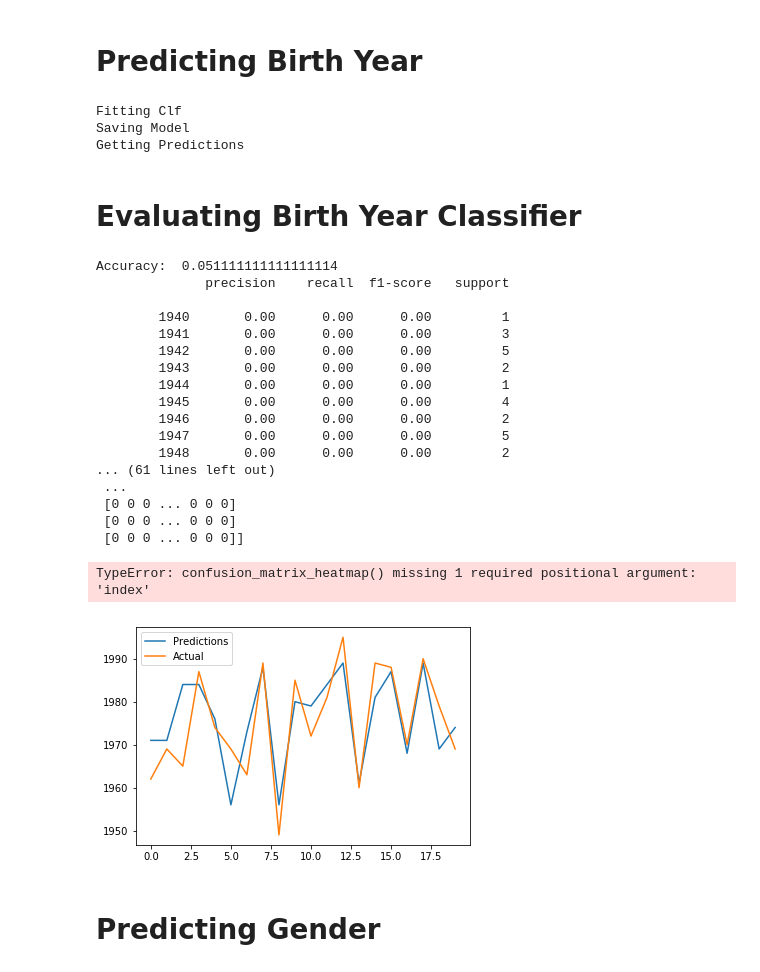
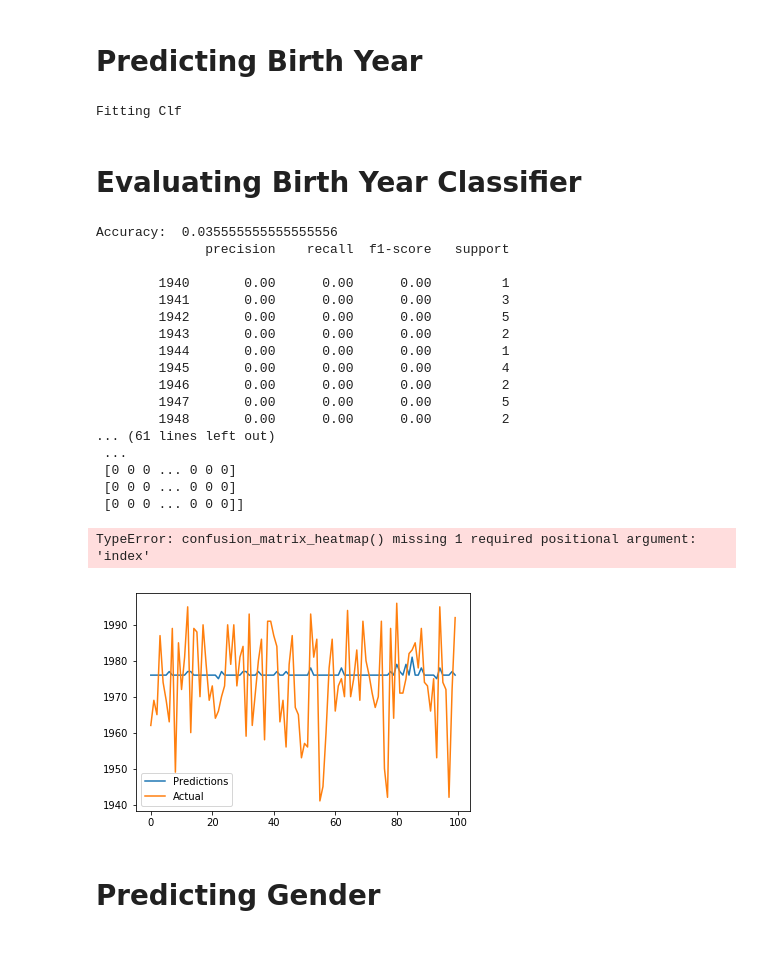
Before and after one commit to JayanMistry/AppliedDataMining, a Jupyter notebook: FinalProject/PredictingAgeAndGender.ipynb, the cells around one changed output. Cells and saved outputs as stored; diff of their text form; code cells hidden in the pictures.

```diff
--- a/FinalProject/PredictingAgeAndGender.ipynb
+++ b/FinalProject/PredictingAgeAndGender.ipynb
@@ -348,13 +348,19 @@ confusion_matrix_heatmap(confusion_matrix(Gender_y_test,predictions), ['M','F'])
 # %%
 clf = SVR(gamma='scale', C=1.0, epsilon=0.2)
 clf = DecisionTreeRegressor()
+regr = linear_model.LinearRegression()
+reg = linear_model.BayesianRidge()
+
 AdaBoostRegress = AdaBoostRegressor(clf,
                           n_estimators=50, random_state=0)
+
+
 
 BirthYearPipeline = Pipeline([
     ('processor', DocumentProcessor(process_method = get_tokens_fql)),
     ('vectorizer', DictVectorizer()),
-    ('clf', AdaBoostRegress),
+    #('clf', AdaBoostRegress),
+    ('clf', regr),
 ])
 
 print('Fitting Clf')
@@ -368,43 +374,41 @@ predictions = BirthYearPipeline.predict(Birth_X_test)
 predictions = [round(x) for x in predictions]
 # %% [output]
 Fitting Clf
-Saving Model
-Getting Predictions
 # %% [markdown]
 # Evaluating Birth Year Classifier
 # %%
 print("Accuracy: ", accuracy_score(Birth_y_test, predictions))
 print(classification_report(Birth_y_test, predictions))
 print(confusion_matrix(Birth_y_test, predictions))
 
 res = pd.DataFrame( data = {'Predictions': predictions, 'Actual': Birth_y_test} )
-res[:20].plot()
+res[:100].plot()
 
-labels = list(set(Birth_y_test))
+#labels = list(set(Birth_y_test+predictions))
 
-confusion_matrix_heatmap(confusion_matrix(Birth_y_test,predictions))
+confusion_matrix_heatmap(confusion_matrix(Birth_y_test,predictions)  )
 
-math.sqrt(mean_squared_error(predictions,Birth_y_test))
+print('RMSE: ', math.sqrt(mean_squared_error(predictions,Birth_y_test)))
 # %% [output]
-Accuracy:  0.051111111111111114
+Accuracy:  0.035555555555555556
               precision    recall  f1-score   support
 
         1940       0.00      0.00      0.00         1
         1941       0.00      0.00      0.00         3
         1942       0.00      0.00      0.00         5
         1943       0.00      0.00      0.00         2
         1944       0.00      0.00      0.00         1
         1945       0.00      0.00      0.00         4
         1946       0.00      0.00      0.00         2
         1947       0.00      0.00      0.00         5
         1948       0.00      0.00      0.00         2
 ... (61 lines left out)
  ...
  [0 0 0 ... 0 0 0]
  [0 0 0 ... 0 0 0]
  [0 0 0 ... 0 0 0]]
 TypeError: confusion_matrix_heatmap() missing 1 required positional argument: 'index'
-[figure, old version]
+[figure, new version]
 # %% [markdown]
 # Predicting Gender
 # %%
```
Also changed, not shown: parts of 10 cells of this notebook, 1 other file.
